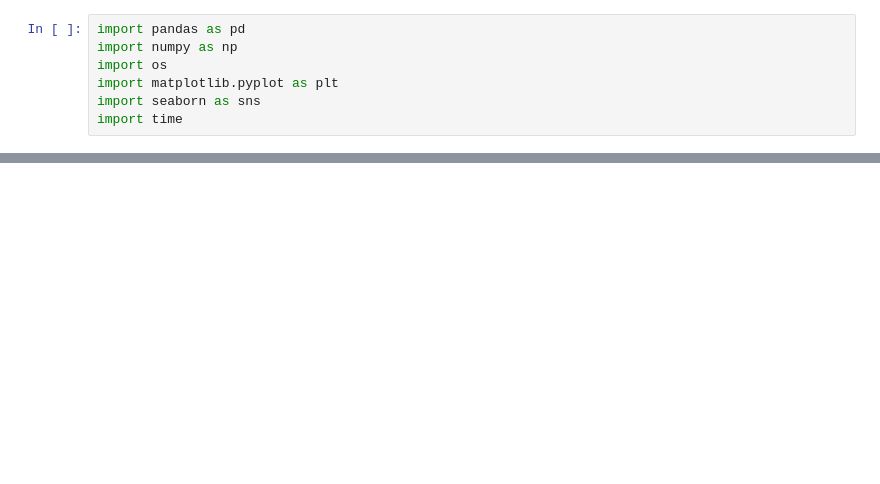
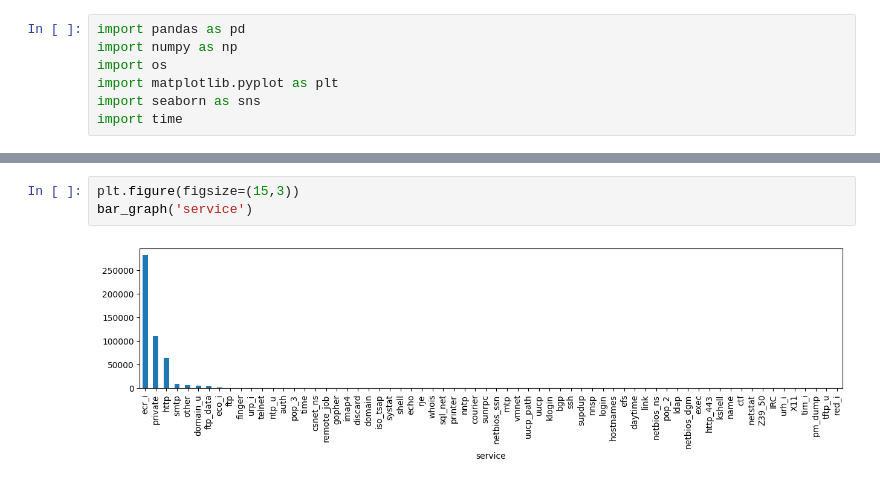
Before and after one commit to Morurifaith/Intrusion-Detection-System-using-ML, a Jupyter notebook: IDS.ipynb, the cells around one changed output, grey strips where cells are left out. Drawn from its saved outputs; the diff is of its cells as text; blank space fills up the shorter version.

```diff
--- a/IDS.ipynb
+++ b/IDS.ipynb
@@ -23,0 +161,5 @@ pd.read_csv(r"C:\Users\user\Downloads\kddcup99_csv.csv")
+# %%
+plt.figure(figsize=(15,3))
+bar_graph('service')
+# %% [output]
+[figure, added]
```
Also changed, not shown: parts of 54 cells of this notebook.
